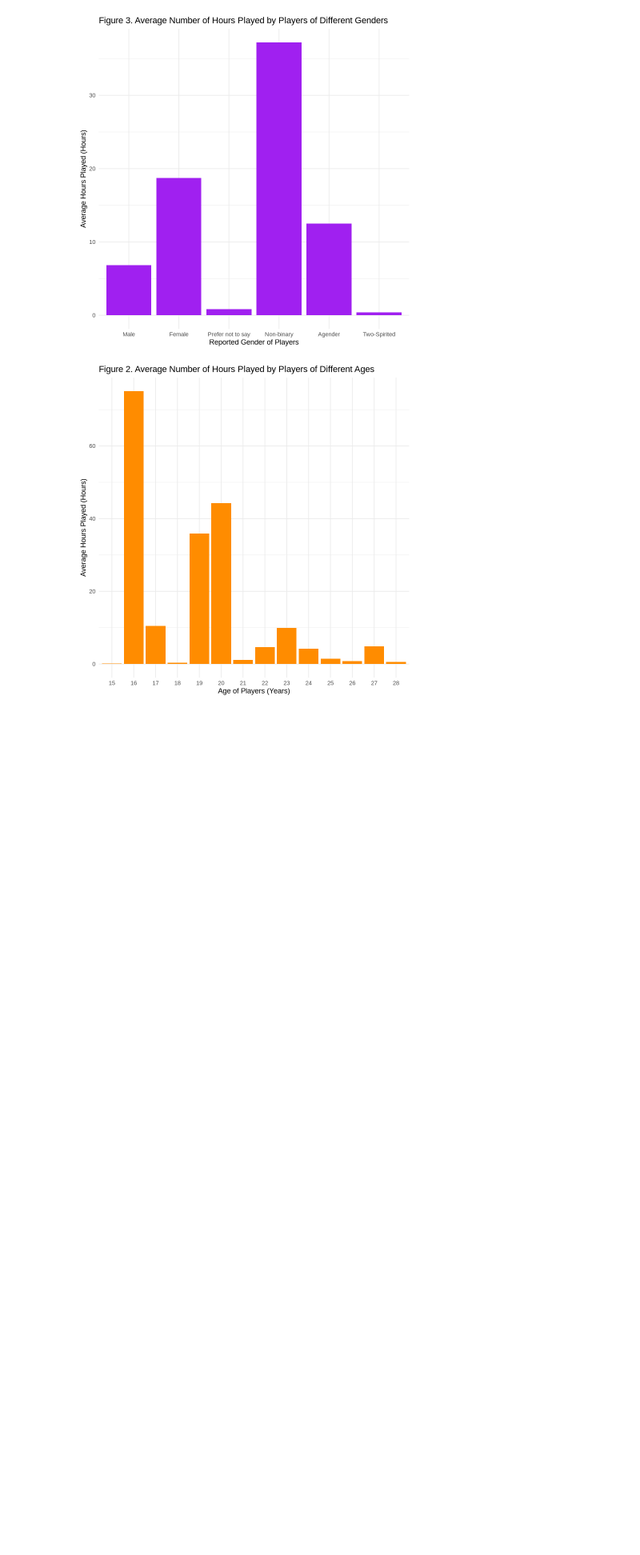
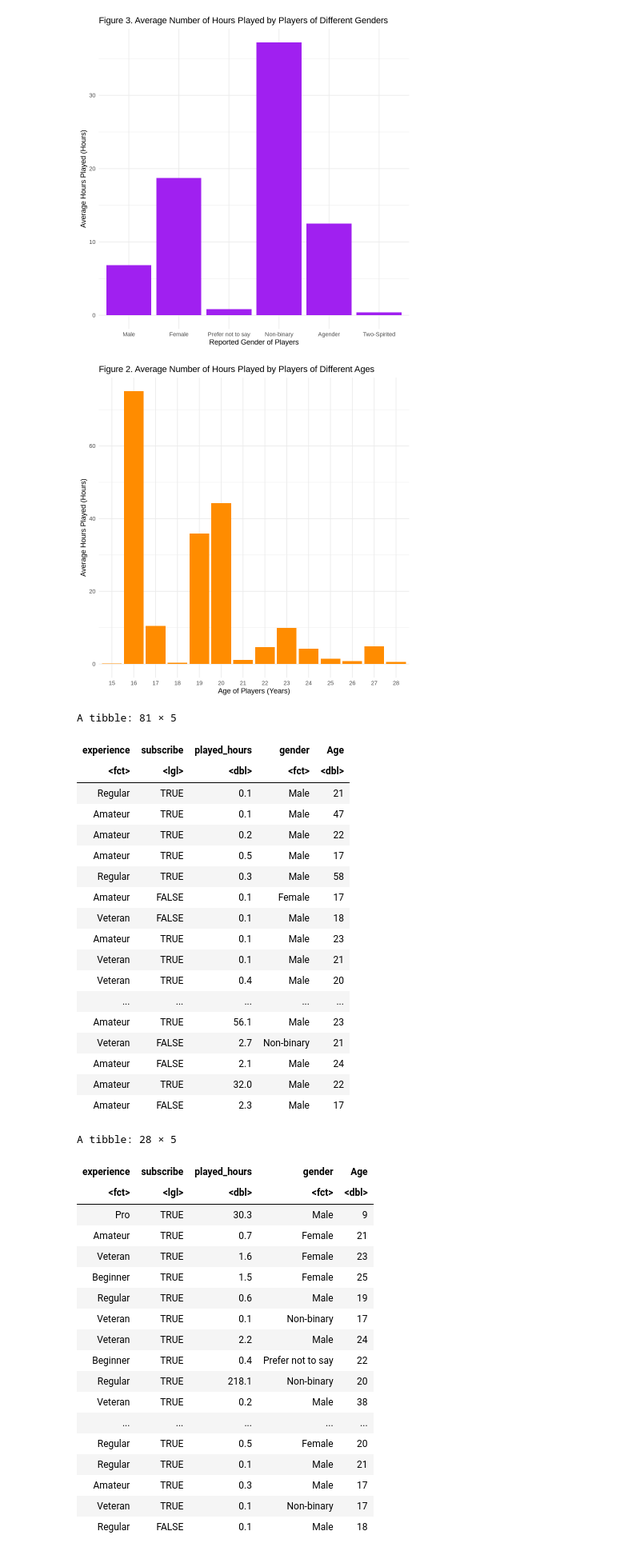
Before and after one commit to Sachi-F/dsci100_group3, a Jupyter notebook: project.ipynb, the cells around one changed output. Shown at 80% size. Cells and saved outputs as stored; diff of their text form; code cells hidden in the pictures; blank space fills up the shorter version.

```diff
--- a/project.ipynb
+++ b/project.ipynb
@@ -149,3 +149,49 @@ y = "Average Hours Played (Hours)") +
 theme_minimal()
 # %% [output]
 [figure]
+# %%
+players_split <- initial_split(player_data_filtered, prop = 0.75, strata = played_hours)
+players_training <- training(players_split)
+players_testing <- testing(players_split)
+
+players_training
+players_testing
+# %% [output]
+A tibble: 81 × 5
+| experience | subscribe | played_hours | gender | Age |
+| <fct> | <lgl> | <dbl> | <fct> | <dbl> |
+| Regular | TRUE | 0.1 | Male | 21 |
+| Amateur | TRUE | 0.1 | Male | 47 |
+| Amateur | TRUE | 0.2 | Male | 22 |
+| Amateur | TRUE | 0.5 | Male | 17 |
+| Regular | TRUE | 0.3 | Male | 58 |
+| Amateur | FALSE | 0.1 | Female | 17 |
+| Veteran | FALSE | 0.1 | Male | 18 |
+| Amateur | TRUE | 0.1 | Male | 23 |
+| Veteran | TRUE | 0.1 | Male | 21 |
+| Veteran | TRUE | 0.4 | Male | 20 |
+| ... | ... | ... | ... | ... |
+| Amateur | TRUE | 56.1 | Male | 23 |
+| Veteran | FALSE | 2.7 | Non-binary | 21 |
+| Amateur | FALSE | 2.1 | Male | 24 |
+| Amateur | TRUE | 32.0 | Male | 22 |
+| Amateur | FALSE | 2.3 | Male | 17 |
+A tibble: 28 × 5
+| experience | subscribe | played_hours | gender | Age |
+| <fct> | <lgl> | <dbl> | <fct> | <dbl> |
+| Pro | TRUE | 30.3 | Male | 9 |
+| Amateur | TRUE | 0.7 | Female | 21 |
+| Veteran | TRUE | 1.6 | Female | 23 |
+| Beginner | TRUE | 1.5 | Female | 25 |
+| Regular | TRUE | 0.6 | Male | 19 |
+| Veteran | TRUE | 0.1 | Non-binary | 17 |
+| Veteran | TRUE | 2.2 | Male | 24 |
+| Beginner | TRUE | 0.4 | Prefer not to say | 22 |
+| Regular | TRUE | 218.1 | Non-binary | 20 |
+| Veteran | TRUE | 0.2 | Male | 38 |
+| ... | ... | ... | ... | ... |
+| Regular | TRUE | 0.5 | Female | 20 |
+| Regular | TRUE | 0.1 | Male | 21 |
+| Amateur | TRUE | 0.3 | Male | 17 |
+| Veteran | TRUE | 0.1 | Non-binary | 17 |
+| Regular | FALSE | 0.1 | Male | 18 |
```
Also changed, not shown: parts of 2 cells of this notebook.
